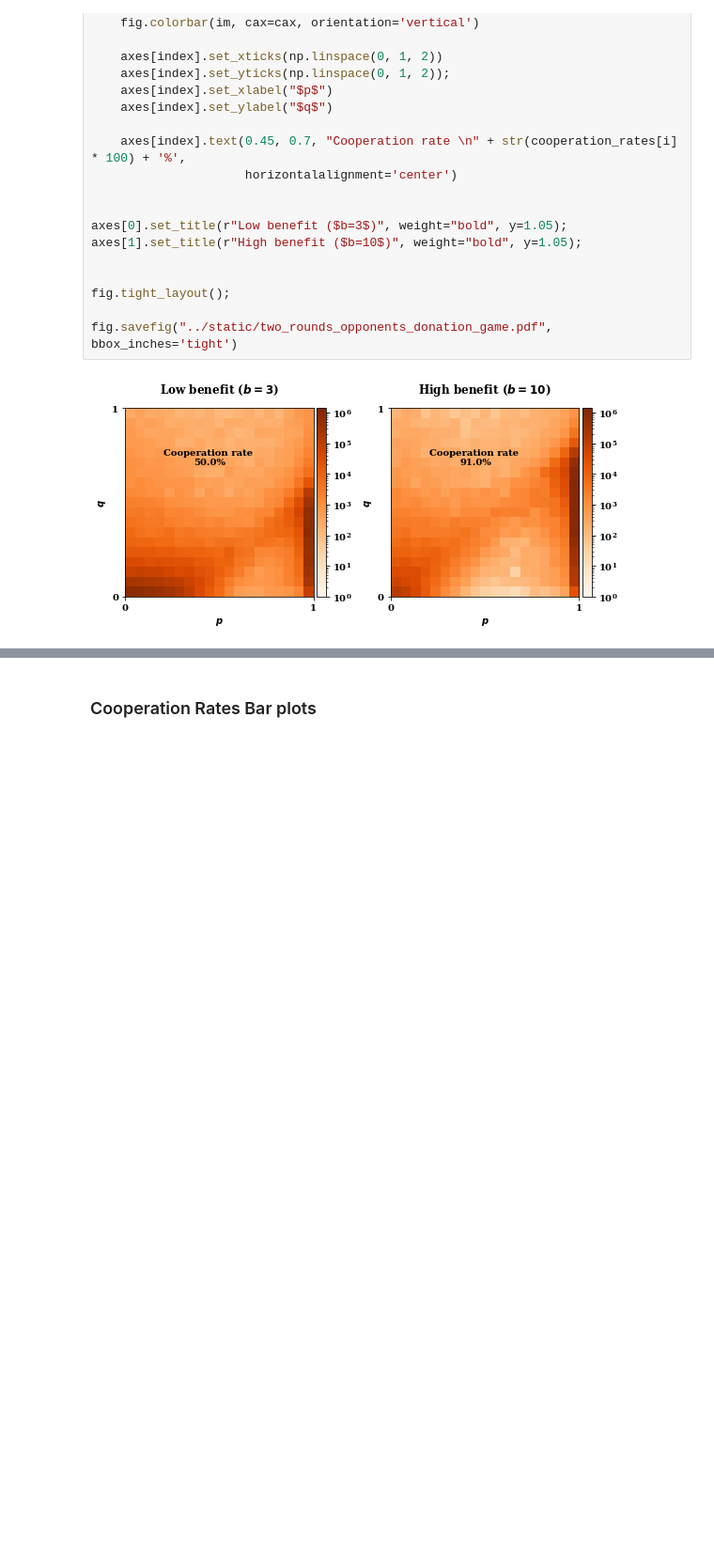
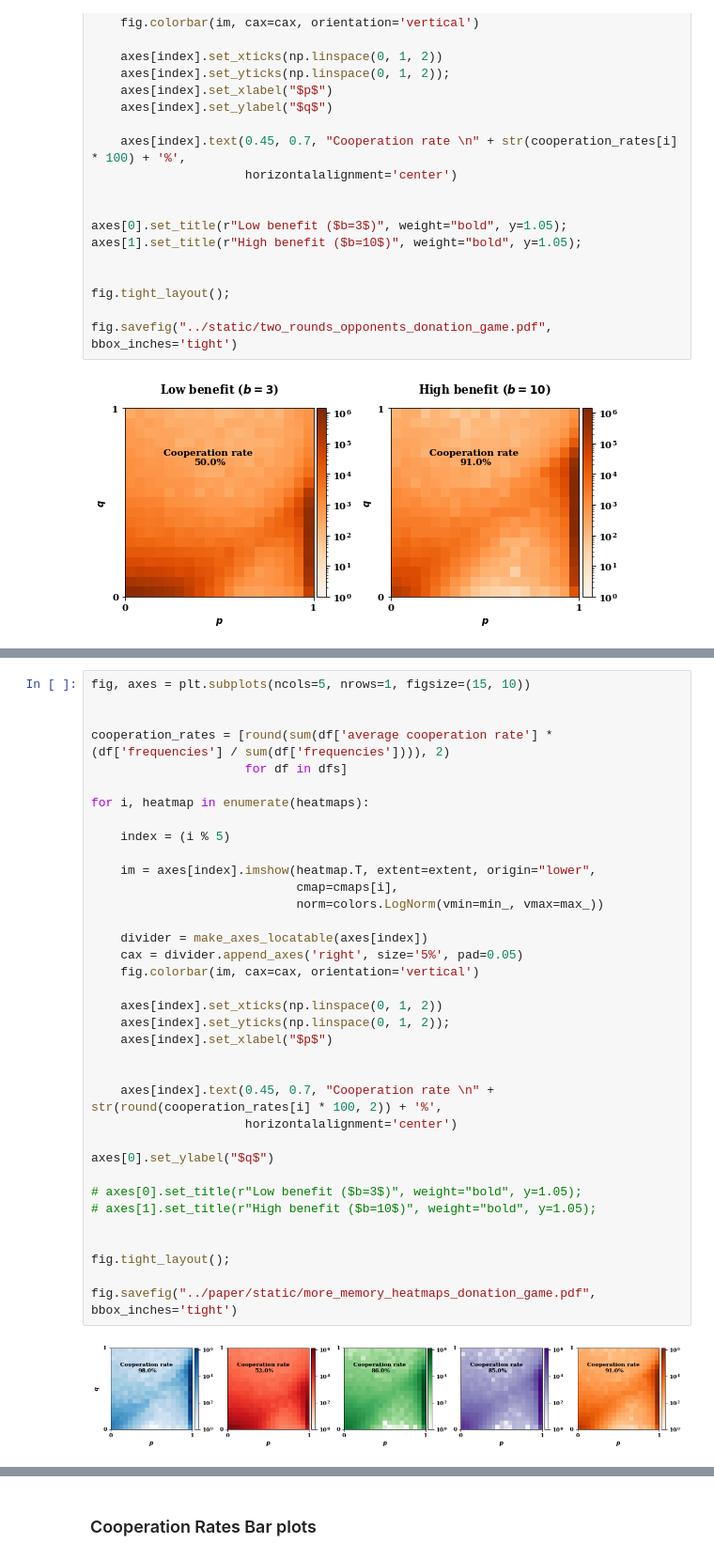
Before and after one commit to Nikoleta-v3/evolution-of-cooperation-with-limited-updating-payoff-memory, a Jupyter notebook: nbs/Donation Game More Memory.ipynb, the cells around one changed output, grey strips where cells are left out. Shown at 94% size. Drawn from its saved outputs; the diff is of its cells as text; blank space fills up the shorter version.

```diff
--- a/nbs/Donation Game More Memory.ipynb
+++ b/nbs/Donation Game More Memory.ipynb
@@ -224,0 +262,38 @@ fig.savefig("../static/two_rounds_opponents_donation_game.pdf", bbox_inches='tig
+# %%
+fig, axes = plt.subplots(ncols=5, nrows=1, figsize=(15, 10))
+
+
+cooperation_rates = [round(sum(df['average cooperation rate'] * (df['frequencies'] / sum(df['frequencies']))), 2)
+                     for df in dfs]
+
+for i, heatmap in enumerate(heatmaps):
+
+    index = (i % 5)
+
+    im = axes[index].imshow(heatmap.T, extent=extent, origin="lower",
+                            cmap=cmaps[i],
+                            norm=colors.LogNorm(vmin=min_, vmax=max_))
+
+    divider = make_axes_locatable(axes[index])
+    cax = divider.append_axes('right', size='5%', pad=0.05)
+    fig.colorbar(im, cax=cax, orientation='vertical')
+
+    axes[index].set_xticks(np.linspace(0, 1, 2))
+    axes[index].set_yticks(np.linspace(0, 1, 2));
+    axes[index].set_xlabel("$p$")
+
+
+    axes[index].text(0.45, 0.7, "Cooperation rate \n" + str(round(cooperation_rates[i] * 100, 2)) + '%',
+                     horizontalalignment='center')
+
+axes[0].set_ylabel("$q$")
+
+# axes[0].set_title(r"Low benefit ($b=3$)", weight="bold", y=1.05);
+# axes[1].set_title(r"High benefit ($b=10$)", weight="bold", y=1.05);
+
+
+fig.tight_layout();
+
+fig.savefig("../paper/static/more_memory_heatmaps_donation_game.pdf", bbox_inches='tight')
+# %% [output]
+[figure, added]
```
Also changed, not shown: parts of 8 cells of this notebook, 6 other files.
